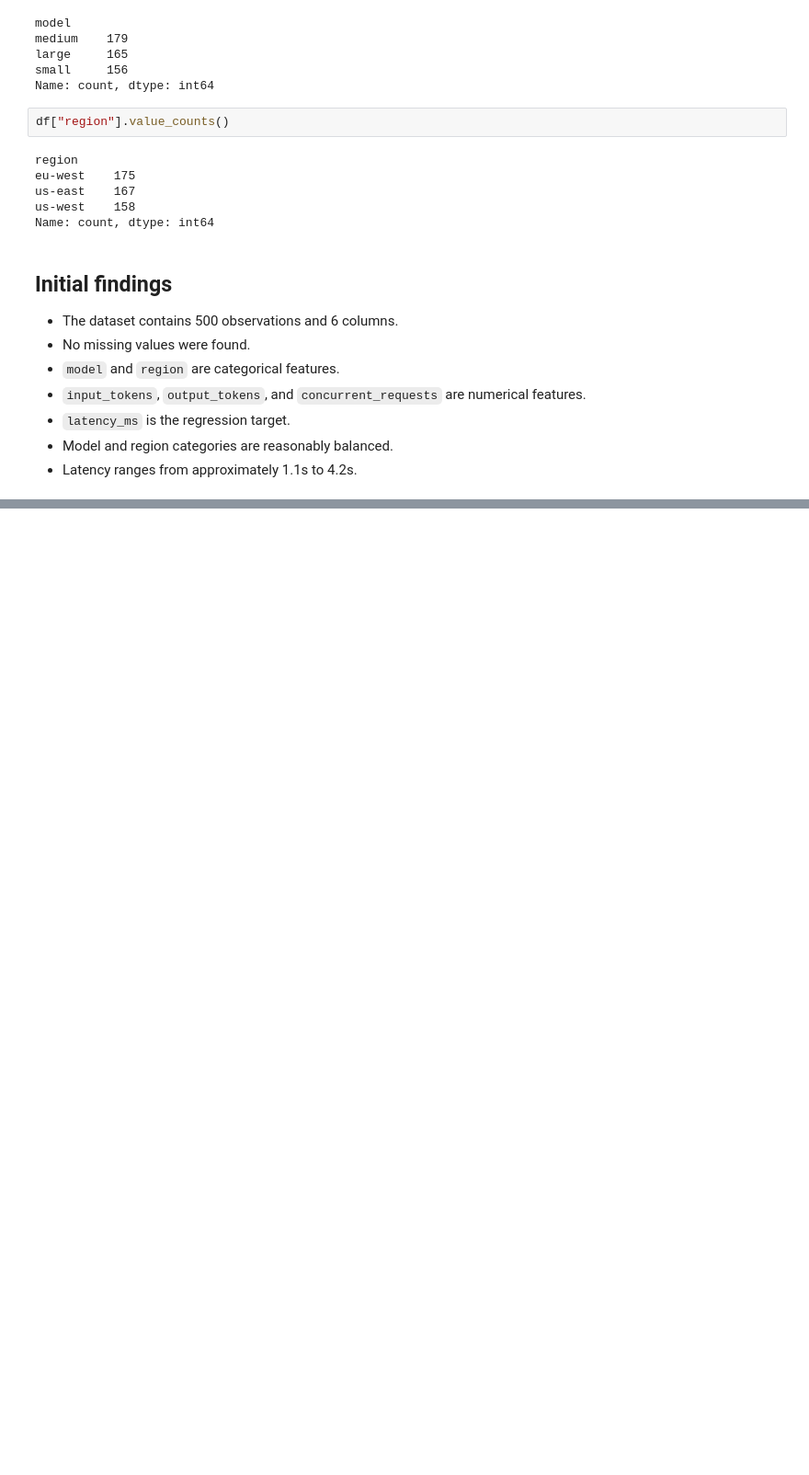
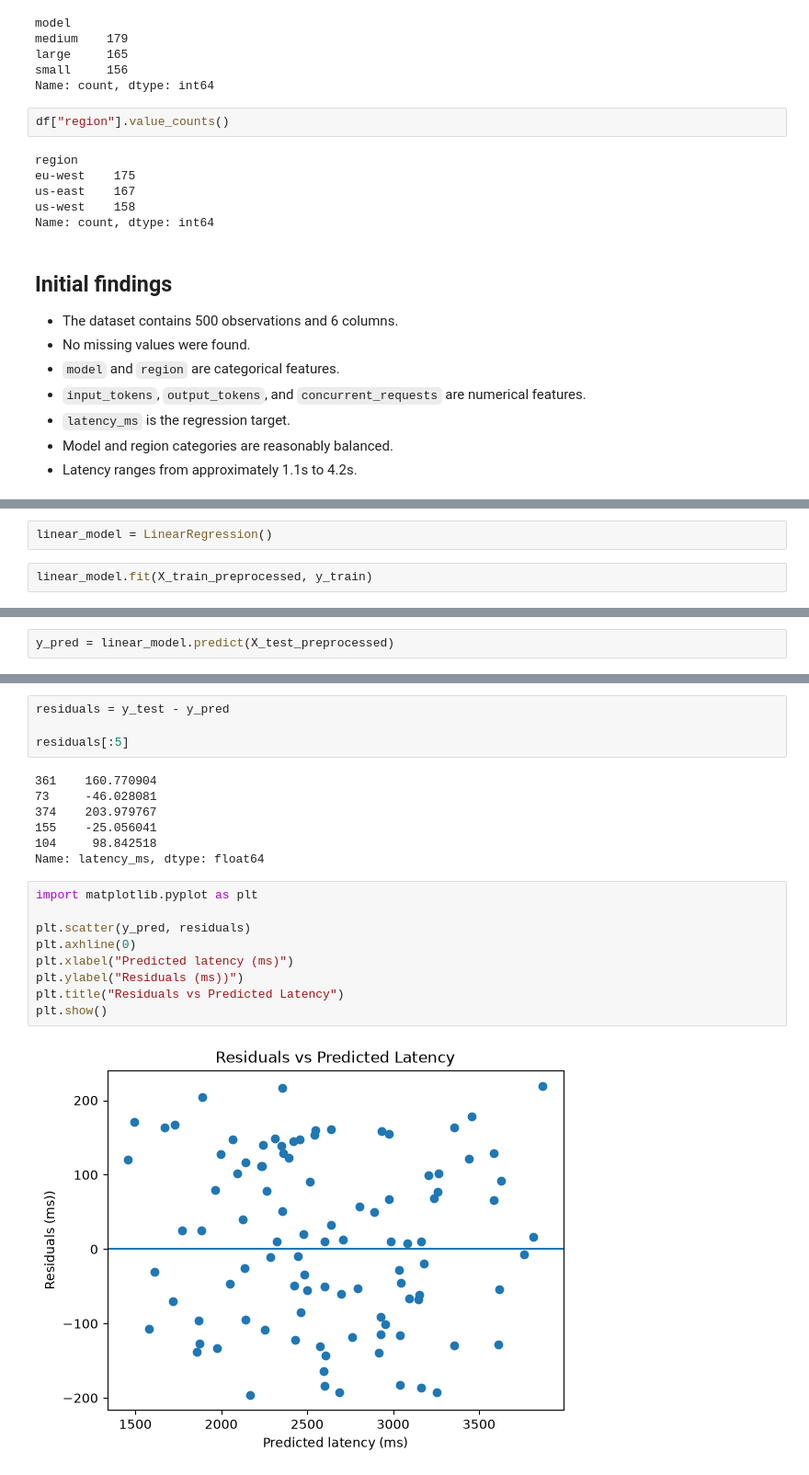
Before and after one commit to luisEnriqueSM/llm-request-performance, a Jupyter notebook: notebooks/01_data_exploration.ipynb, the cells around one changed output, grey strips where cells are left out. Shown at 92% size. Cells and saved outputs as stored; diff of their text form; blank space fills up the shorter version.

Commit message:
feat: train and evaluate linear regression model

```diff
--- a/notebooks/01_data_exploration.ipynb
+++ b/notebooks/01_data_exploration.ipynb
@@ -81,0 +228,4 @@ Name: count, dtype: int64
+# %%
+linear_model = LinearRegression()
+# %%
+linear_model.fit(X_train_preprocessed, y_train)
@@ -81,0 +299,2 @@ Name: count, dtype: int64
+# %%
+y_pred = linear_model.predict(X_test_preprocessed)
@@ -81,0 +351,22 @@ Name: count, dtype: int64
+# %%
+residuals = y_test - y_pred
+
+residuals[:5]
+# %% [output]
+361    160.770904
+73     -46.028081
+374    203.979767
+155    -25.056041
+104     98.842518
+Name: latency_ms, dtype: float64
+# %%
+import matplotlib.pyplot as plt
+
+plt.scatter(y_pred, residuals)
+plt.axhline(0)
+plt.xlabel("Predicted latency (ms)")
+plt.ylabel("Residuals (ms))")
+plt.title("Residuals vs Predicted Latency")
+plt.show()
+# %% [output]
+[figure, added]
```
Also changed, not shown: parts of 34 cells of this notebook.
